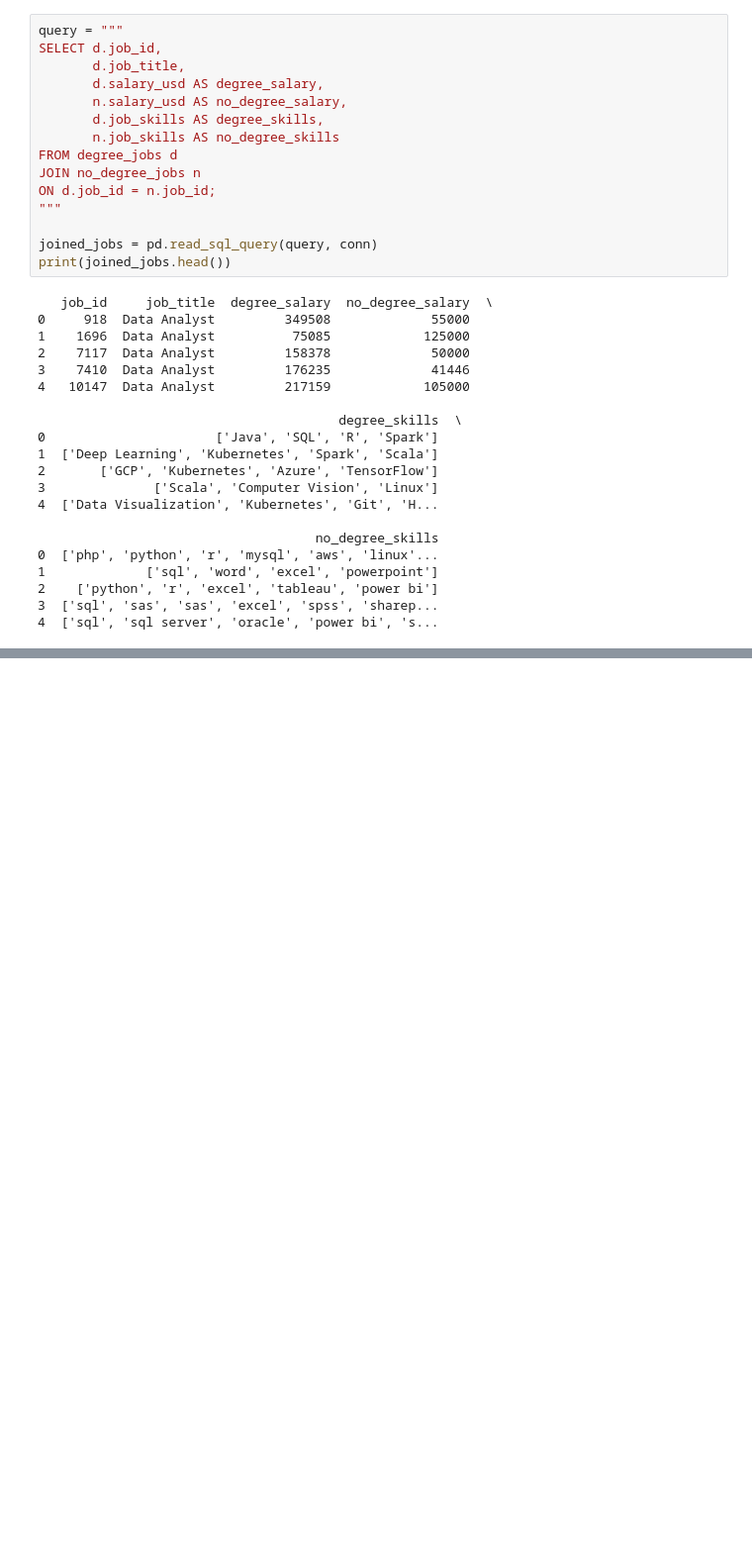
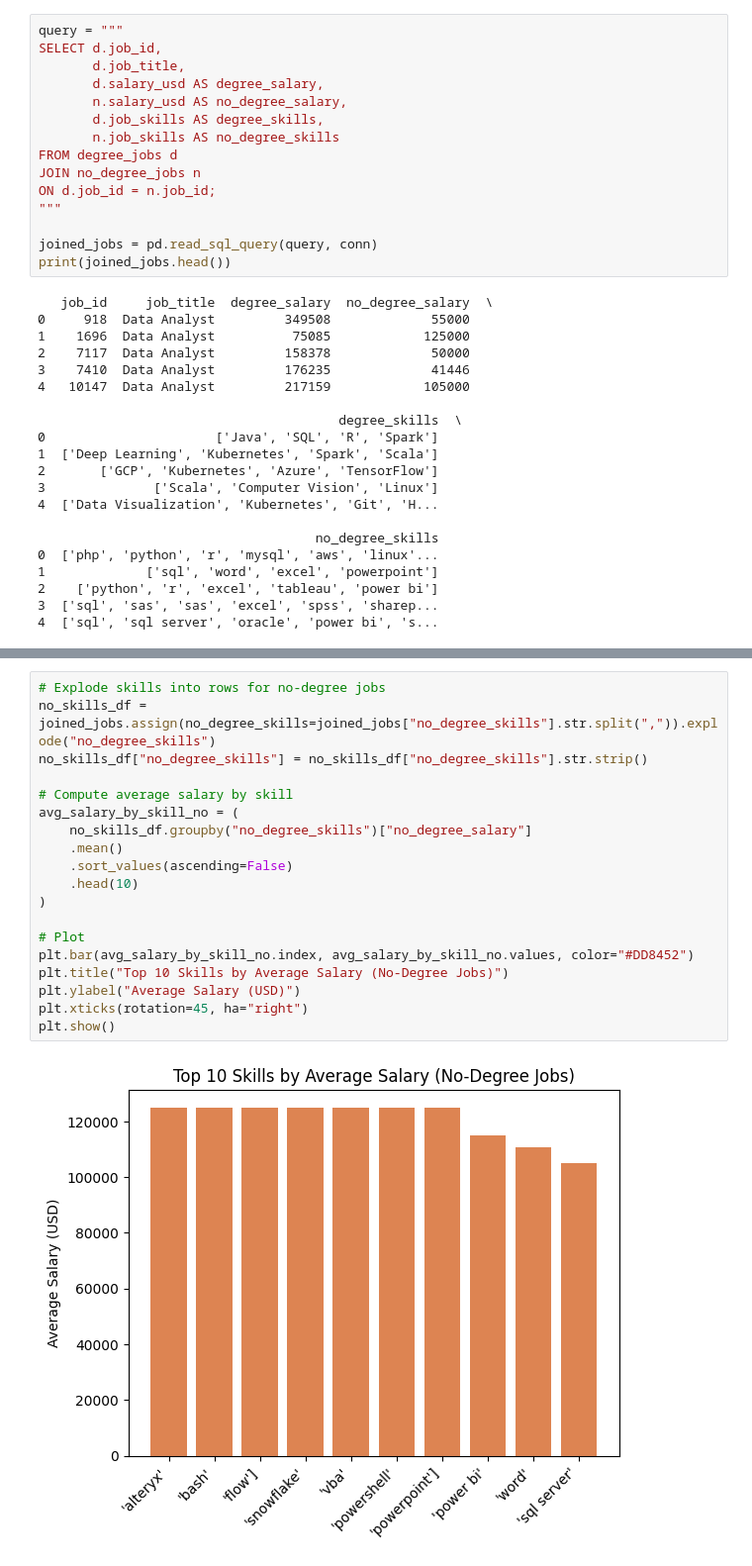
Before and after one commit to Wyparks04/Degree_Impact_On_Data_Analyst_Salaries, a Jupyter notebook: create_SQLite_database.ipynb, the cells around one changed output, grey strips where cells are left out. Shown: that part at 99% size. Drawn from its saved outputs; the diff is of its cells as text; blank space fills up the shorter version.

```diff
--- a/create_SQLite_database.ipynb
+++ b/create_SQLite_database.ipynb
@@ -332,0 +357,21 @@ print(joined_jobs.head())
+# %%
+# Explode skills into rows for no-degree jobs
+no_skills_df = joined_jobs.assign(no_degree_skills=joined_jobs["no_degree_skills"].str.split(",")).explode("no_degree_skills")
+no_skills_df["no_degree_skills"] = no_skills_df["no_degree_skills"].str.strip()
+
+# Compute average salary by skill
+avg_salary_by_skill_no = (
+    no_skills_df.groupby("no_degree_skills")["no_degree_salary"]
+    .mean()
+    .sort_values(ascending=False)
+    .head(10)
+)
+
+# Plot
+plt.bar(avg_salary_by_skill_no.index, avg_salary_by_skill_no.values, color="#DD8452")
+plt.title("Top 10 Skills by Average Salary (No-Degree Jobs)")
+plt.ylabel("Average Salary (USD)")
+plt.xticks(rotation=45, ha="right")
+plt.show()
+# %% [output]
+[figure, added]
```
Also changed, not shown: parts of 2 cells of this notebook.
